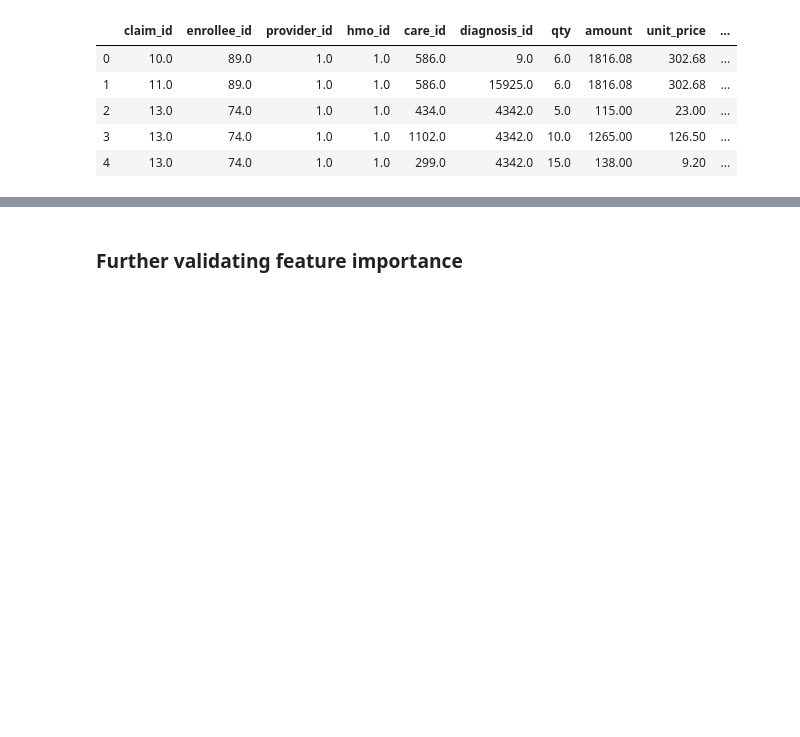
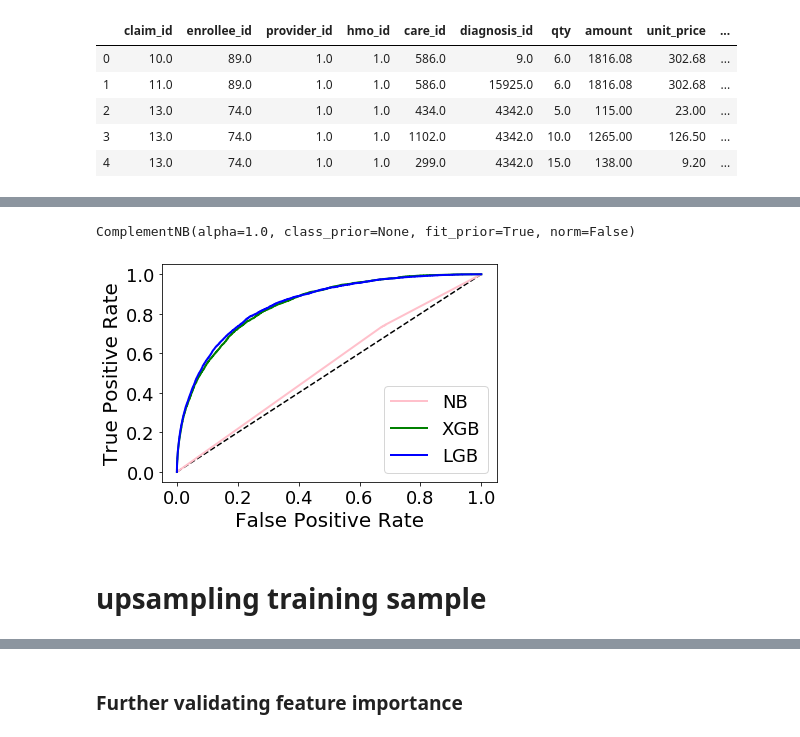
Before and after one commit to Shunling/Insight_HealthDataScience, a Jupyter notebook: Projects/P3/LightGBM_with_Feature_engineering.ipynb, the cells around one changed output, grey strips where cells are left out. Drawn from its saved outputs; the diff is of its cells as text; code cells hidden in the pictures; blank space fills up the shorter version.

```diff
--- a/Projects/P3/LightGBM_with_Feature_engineering.ipynb
+++ b/Projects/P3/LightGBM_with_Feature_engineering.ipynb
@@ -389,0 +336,9 @@ feature_importance(allmodels[2][0],columns)
+# %%
+nb = ComplementNB()
+xbg = XGBClassifier(base_score=0.5, booster='gbtree', colsample_bylevel=1,
+              colsample_bynode=1, colsample_bytree=1, gamma=0,
+              learning_rate=0.1, max_delta_step=0, max_depth=5,
+              min_child_weight=1, missing=None, n_estimators=100, n_jobs=1,
+              nthread=None, objective='binary:logistic', random_state=0,
+              reg_alpha=0, reg_lambda=1, scale_pos_weight=25, seed=None,
+              silent=None, subsample=1, verbosity=1)
@@ -389,0 +382,13 @@ feature_importance(allmodels[2][0],columns)
+# %%
+
+nb.fit(Xtrain.fillna(0).values, ytrain.values)
+# %% [output]
+ComplementNB(alpha=1.0, class_prior=None, fit_prior=True, norm=False)
+# %%
+nbs = roc_curve(ytest,nb.predict_proba(Xtest.fillna(0).values)[:,1])
+xbgs = roc_curve(ytest,xbg.predict_proba(Xtest.values)[:,1])
+lgbs = roc_curve(ytest,allmodels[8][0].predict_proba(Xtest.values)[:,1])
+# %%
+plot_roc_curves([nbs, xbgs, lgbs],['pink','green','blue'],['NB','XGB','LGB'])
+# %% [output]
+[figure, added]
@@ -389,0 +399,2 @@ feature_importance(allmodels[2][0],columns)
+# %% [markdown]
+# upsampling training sample
```
Also changed, not shown: parts of 60 cells of this notebook.
